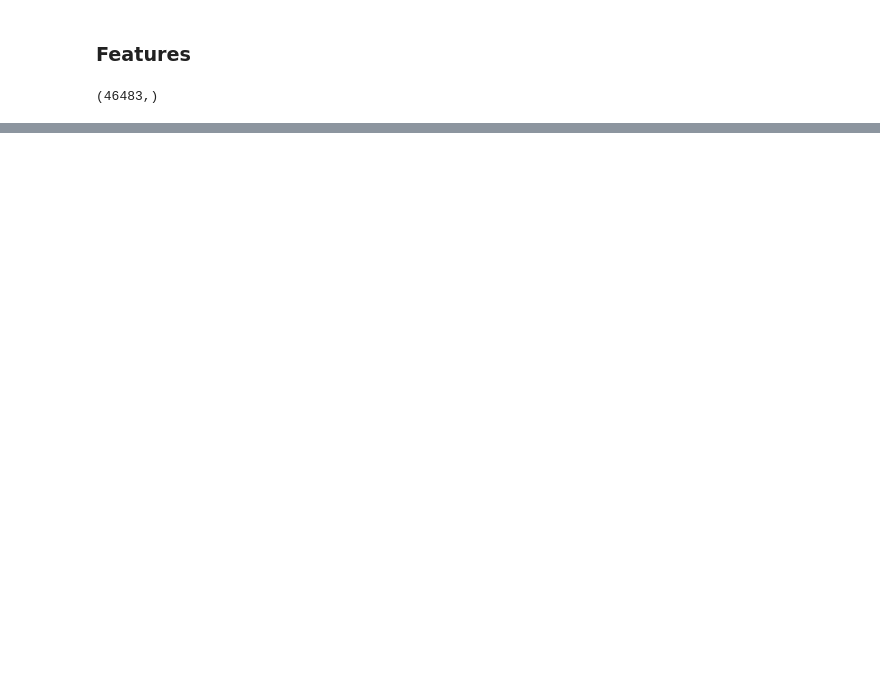
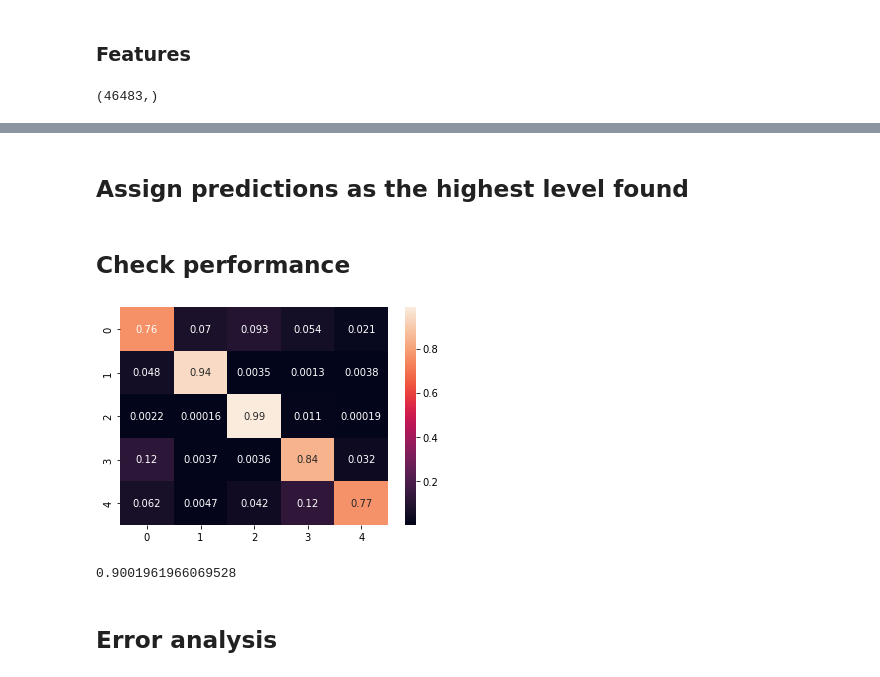
Before and after one commit to omerk1/seniority_prediction, a Jupyter notebook: notebooks/EDA.ipynb, the cells around one changed output, grey strips where cells are left out. Drawn from its saved outputs; the diff is of its cells as text; code cells hidden in the pictures; blank space fills up the shorter version.

```diff
--- a/notebooks/EDA.ipynb
+++ b/notebooks/EDA.ipynb
@@ -89,0 +281,2 @@ plt.show()
+# %% [markdown]
+## Assign predictions as the highest level found
@@ -89,0 +299,56 @@ plt.show()
+# %%
+df['management_level_int'] = df['management_level'].apply(
+    lambda management_level: management_level_mapping[management_level]
+)
+# %%
+# 'Other'
+df['pred_int'] = 0
+
+# 'Manager-Level'
+df['pred_int'] = np.where(
+    df['title_has_manager_level_parts'] == 1,
+    1,
+    df['pred_int']
+)
+
+# 'Director-Level'
+df['pred_int'] = np.where(
+    df['title_has_director_level_parts'] == 1,
+    2,
+    df['pred_int']
+)
+
+# 'VP-Level'
+df['pred_int'] = np.where(
+    df['title_has_vp_level_parts'] == 1,
+    3,
+    df['pred_int']
+)
+
+# C-Level
+df['pred_int'] = np.where(
+    df['title_has_c_level_parts'] == 1,
+    4,
+    df['pred_int']
+)
+# %% [markdown]
+## Check performance
+# %%
+cm = confusion_matrix(df['management_level_int'], df['pred_int'])
+cm_norm = []
+for i in range(cm.shape[0]):
+    curr_row = cm[i]
+    cm_norm.append(curr_row / curr_row.sum())
+
+cm_norm = np.array(cm_norm)
+
+_ = sns.heatmap(cm_norm, annot=True)
+# %% [output]
+[figure, added]
+# %%
+# Accuracy
+(df['management_level_int'] == df['pred_int']).mean()
+# %% [output]
+0.9001961966069528
+# %% [markdown]
+## Error analysis
```
Also changed, not shown: parts of 40 cells of this notebook, 2 other files.
